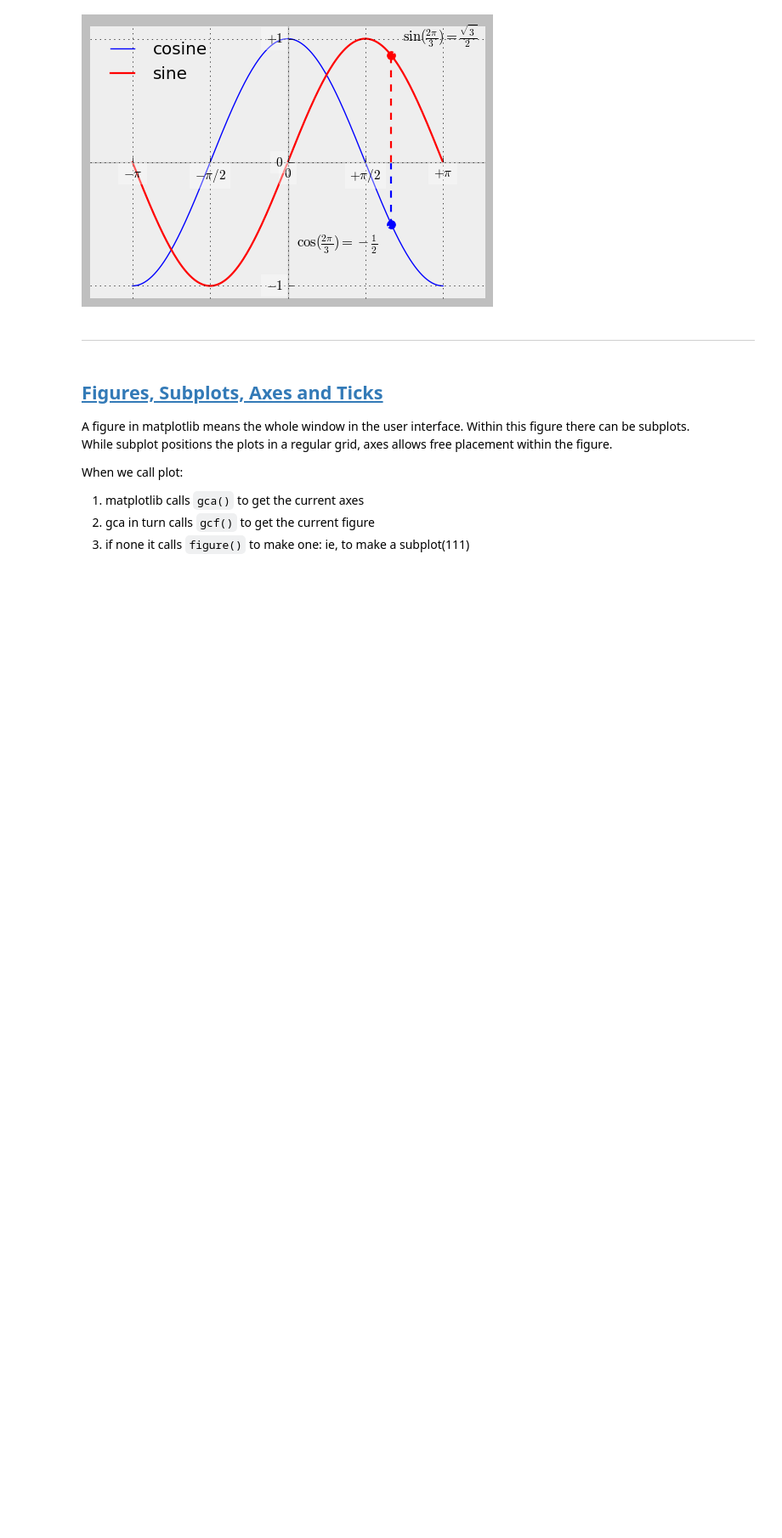
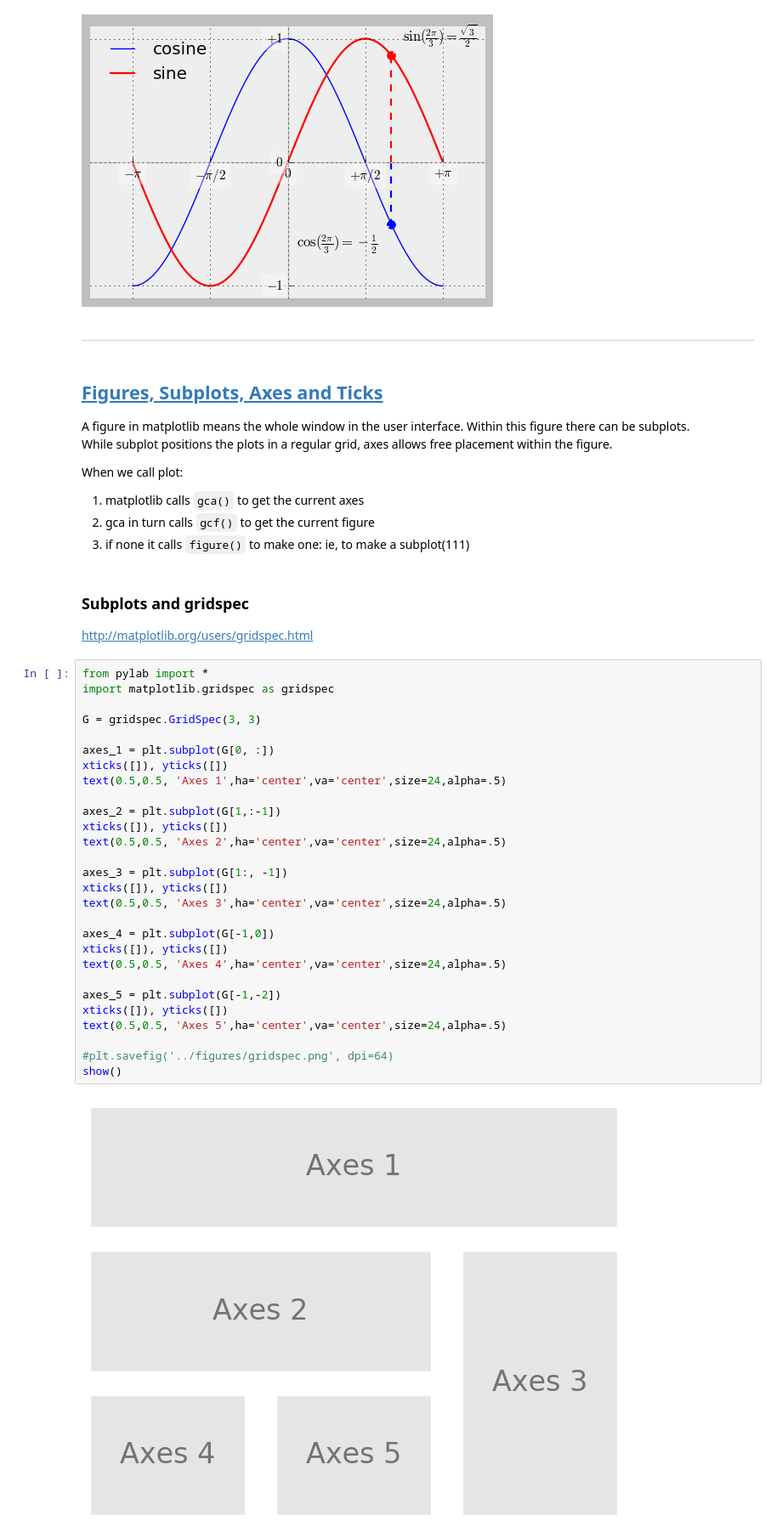
Before and after one commit to kcbighuge/misc-python, a Jupyter notebook: plotting-examples-seaborn-pandas.ipynb, the cells around one changed output. Shown at 85% size. Saved outputs shown, nothing was run; the diff lists cells and outputs as text; blank space fills up the shorter version.

Commit message:
add section on subplots, axes

```diff
--- a/plotting-examples-seaborn-pandas.ipynb
+++ b/plotting-examples-seaborn-pandas.ipynb
@@ -1087,3 +1087,36 @@ When we call plot:
 1. matplotlib calls `gca()` to get the current axes
 2. gca in turn calls `gcf()` to get the current figure
 3. if none it calls `figure()` to make one: ie, to make a subplot(111)
+# %% [markdown]
+### Subplots and gridspec
+http://matplotlib.org/users/gridspec.html
+# %%
+from pylab import *
+import matplotlib.gridspec as gridspec
+
+G = gridspec.GridSpec(3, 3)
+
+axes_1 = plt.subplot(G[0, :])
+xticks([]), yticks([])
+text(0.5,0.5, 'Axes 1',ha='center',va='center',size=24,alpha=.5)
+
+axes_2 = plt.subplot(G[1,:-1])
+xticks([]), yticks([])
+text(0.5,0.5, 'Axes 2',ha='center',va='center',size=24,alpha=.5)
+
+axes_3 = plt.subplot(G[1:, -1])
+xticks([]), yticks([])
+text(0.5,0.5, 'Axes 3',ha='center',va='center',size=24,alpha=.5)
+
+axes_4 = plt.subplot(G[-1,0])
+xticks([]), yticks([])
+text(0.5,0.5, 'Axes 4',ha='center',va='center',size=24,alpha=.5)
+
+axes_5 = plt.subplot(G[-1,-2])
+xticks([]), yticks([])
+text(0.5,0.5, 'Axes 5',ha='center',va='center',size=24,alpha=.5)
+
+#plt.savefig('../figures/gridspec.png', dpi=64)
+show()
+# %% [output]
+[figure, added]
```
Also changed, not shown: parts of 4 cells of this notebook.
